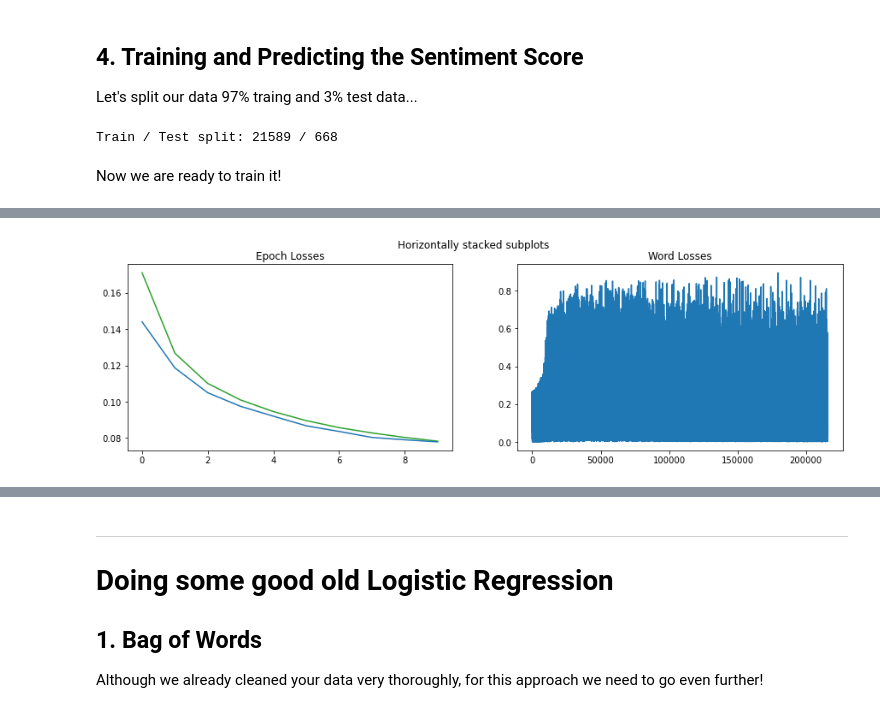
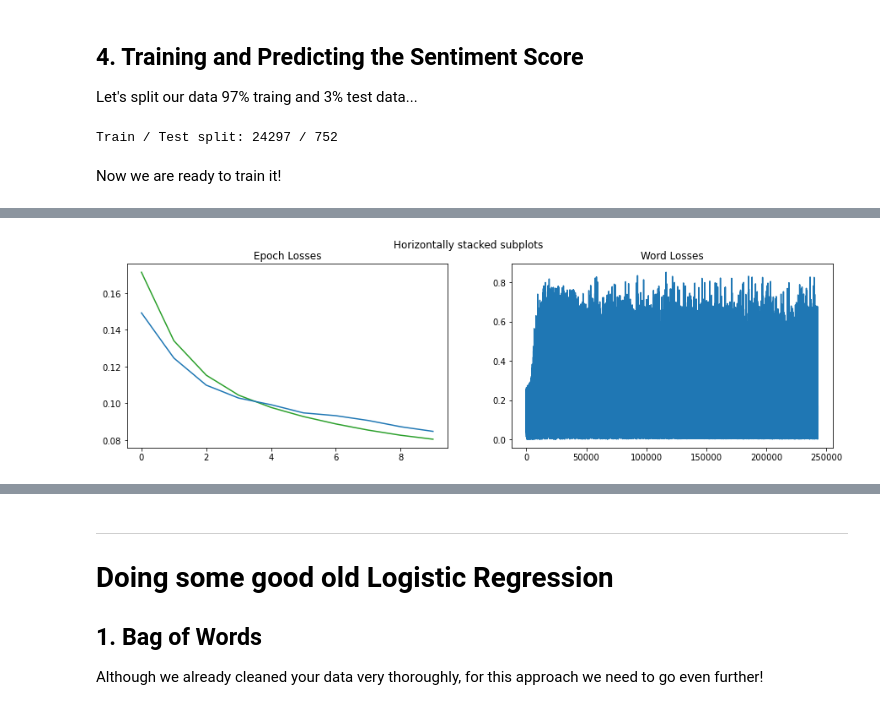
Before and after one commit to Gleethos/youtube-sentiment-analysis, a Jupyter notebook: sentiment-analyser.ipynb, the cells around one changed output, grey strips where cells are left out. Cells and saved outputs as stored; diff of their text form; code cells hidden in the pictures.

```diff
--- a/sentiment-analyser.ipynb
+++ b/sentiment-analyser.ipynb
@@ -43,10 +43,12 @@ def text_cleaner_and_splitter(text):
             .replace('😩', ' oh no ').replace('💎', ' diamond ').replace('😊', ' nice ')
             .replace('☺️', ' very nice ').replace('🙃', ' upside down smile ').replace('🤔', ' not sure ')
             .replace('😂', ' laughing ').replace('🙋🏻‍♀️',' hi ').replace('🥰', ' lovely ').replace('🥺',' sad ')
-            .replace('!!!!', '!').replace('!!!', '!').replace('!!', '!')
-            .replace('????', '?').replace('???', '?').replace('??', '?')
+            .replace('!!!!', '!').replace('!!!', '!').replace('!!', '!').replace('!',' ! ')
+            .replace('????', '?').replace('???', '?').replace('??', '?').replace('?',' ? ')
             .replace('oooo','o').replace('oooo','o').replace('ooo','o')
             .replace('..','...').replace('......','...').replace('....','...').replace('....','...').replace('...',' ... ')
+            .replace('.',' . ').replace('. . .', ' ... ')
+            .replace("'", " ").replace('"', ' ')
             .replace('    ', ' ').replace('   ', ' ').replace('  ', ' ')
             .split())
 # %% [markdown]
@@ -557,7 +559,7 @@ train, test = list_splitter(clean_training_data, 0.97)
 
 print('Train / Test split:', len(train),'/',len(test))
 # %% [output]
-Train / Test split: 21589 / 668
+Train / Test split: 24297 / 752
 # %% [markdown]
 Now we are ready to train it!
 # %%
@@ -574,7 +576,7 @@ model = exec_trial(
     enc=enc,
     optimizer='adam',
     embedding_dim=32, # These is usually 32 or 64 dimensional.
-    hidden_dim=128,# How large the lstm layer is...
+    hidden_dim=256,# How large the lstm layer is...
     step_every_sentence=True
 )
 #result = model.eval(test)
@@ -593,3 +595,3 @@ Epoch 9 loss = 0.0782847160848471
 Trial done!
 ===========
-[figure, old version]
+[figure, new version]
```
Also changed, not shown: parts of 26 cells of this notebook.
